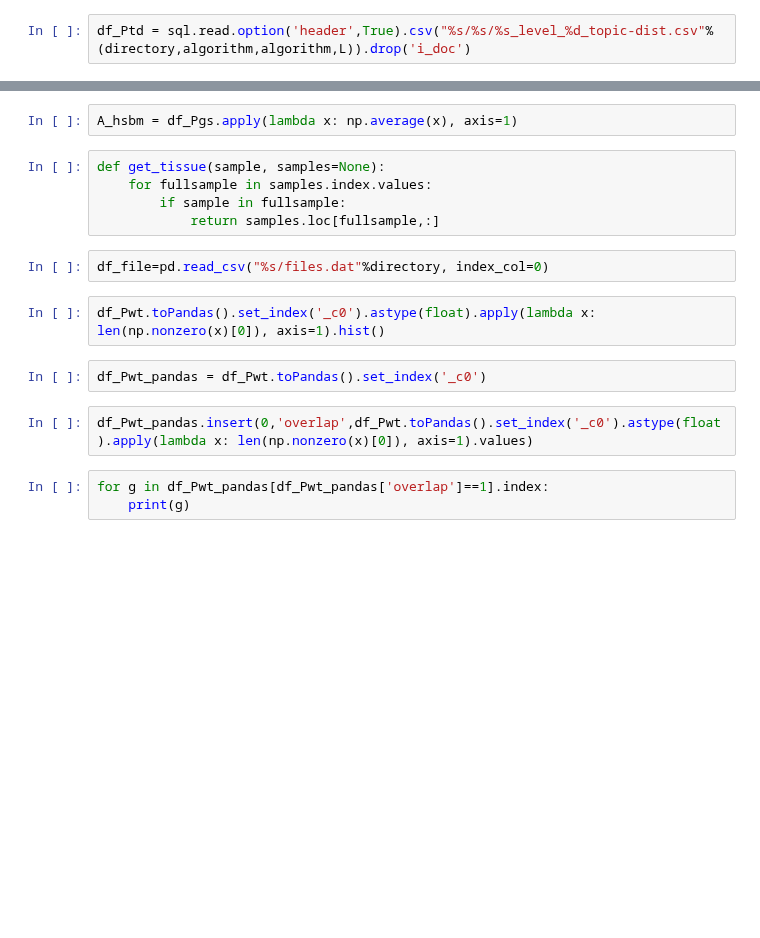
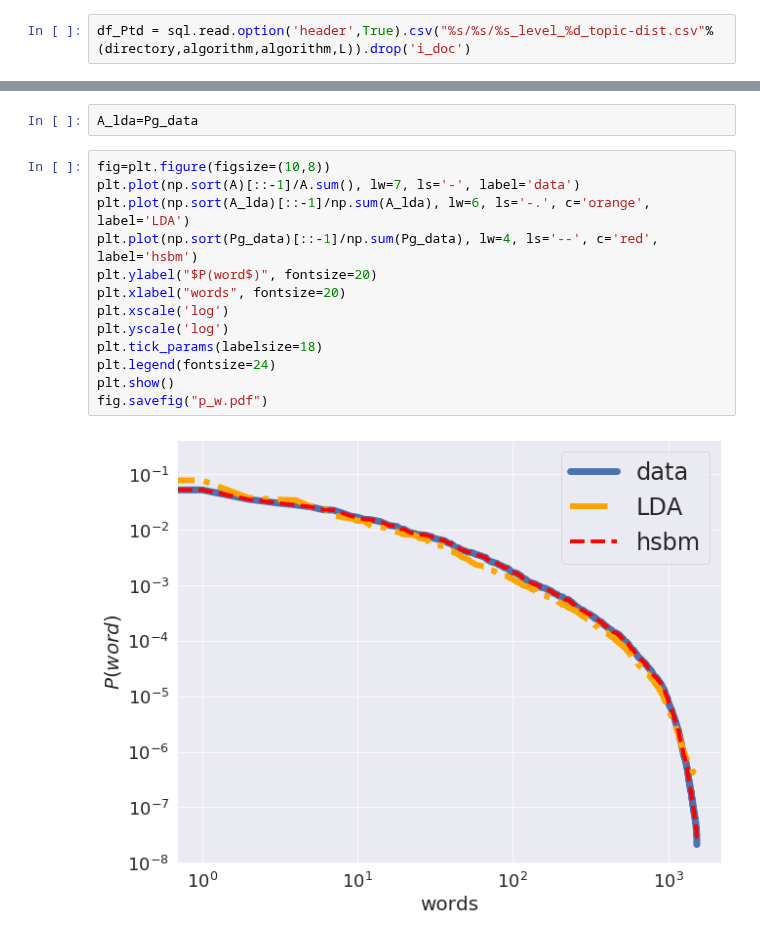
Before and after one commit to fvalle1/master_thesis, a Jupyter notebook: hSBM_word-dist.ipynb, the cells around one changed output, grey strips where cells are left out. Saved outputs shown, nothing was run; the diff lists cells and outputs as text; blank space fills up the shorter version.

```diff
--- a/hSBM_word-dist.ipynb
+++ b/hSBM_word-dist.ipynb
@@ -94,18 +114,17 @@ plt.show()
-# %%
-A_hsbm = df_Pgs.apply(lambda x: np.average(x), axis=1)
-# %%
-def get_tissue(sample, samples=None):
-    for fullsample in samples.index.values:
-        if sample in fullsample:
-            return samples.loc[fullsample,:]
-# %%
-df_file=pd.read_csv("%s/files.dat"%directory, index_col=0)
-# %%
-df_Pwt.toPandas().set_index('_c0').astype(float).apply(lambda x: len(np.nonzero(x)[0]), axis=1).hist()
-# %%
-df_Pwt_pandas = df_Pwt.toPandas().set_index('_c0')
-# %%
-df_Pwt_pandas.insert(0,'overlap',df_Pwt.toPandas().set_index('_c0').astype(float).apply(lambda x: len(np.nonzero(x)[0]), axis=1).values)
-# %%
-for g in df_Pwt_pandas[df_Pwt_pandas['overlap']==1].index:
-    print(g)
+# %%
+A_lda=Pg_data
+# %%
+fig=plt.figure(figsize=(10,8))
+plt.plot(np.sort(A)[::-1]/A.sum(), lw=7, ls='-', label='data')
+plt.plot(np.sort(A_lda)[::-1]/np.sum(A_lda), lw=6, ls='-.', c='orange', label='LDA')
+plt.plot(np.sort(Pg_data)[::-1]/np.sum(Pg_data), lw=4, ls='--', c='red', label='hsbm')
+plt.ylabel("$P(word$)", fontsize=20)
+plt.xlabel("words", fontsize=20)
+plt.xscale('log')
+plt.yscale('log')
+plt.tick_params(labelsize=18)
+plt.legend(fontsize=24)
+plt.show()
+fig.savefig("p_w.pdf")
+# %% [output]
+[figure, added]
```
Also changed, not shown: parts of 15 cells of this notebook, 10 other files.
